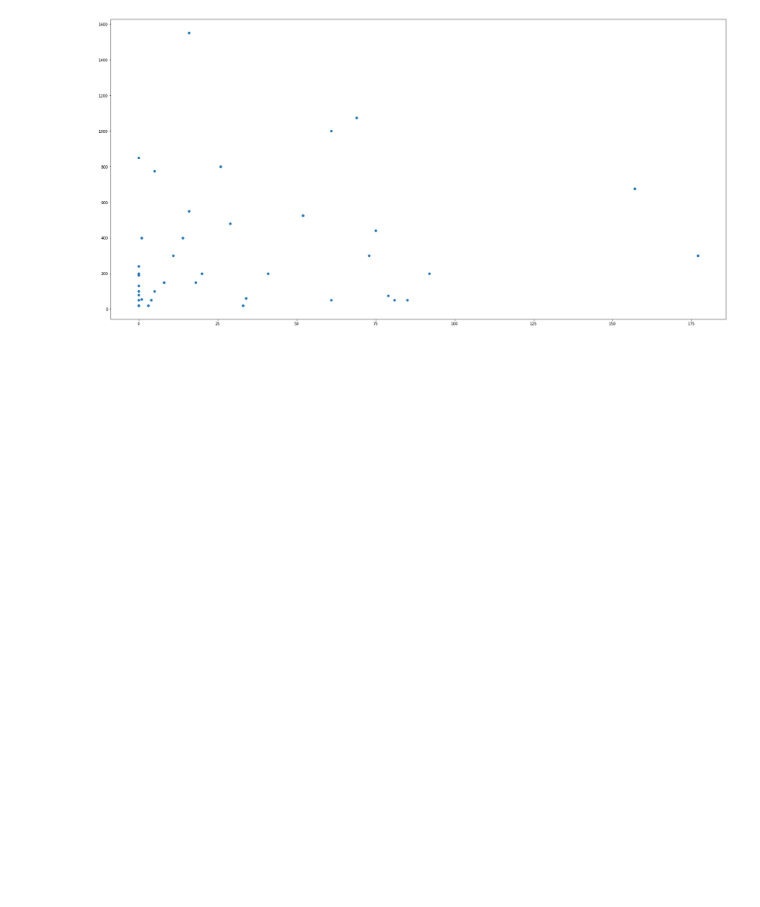
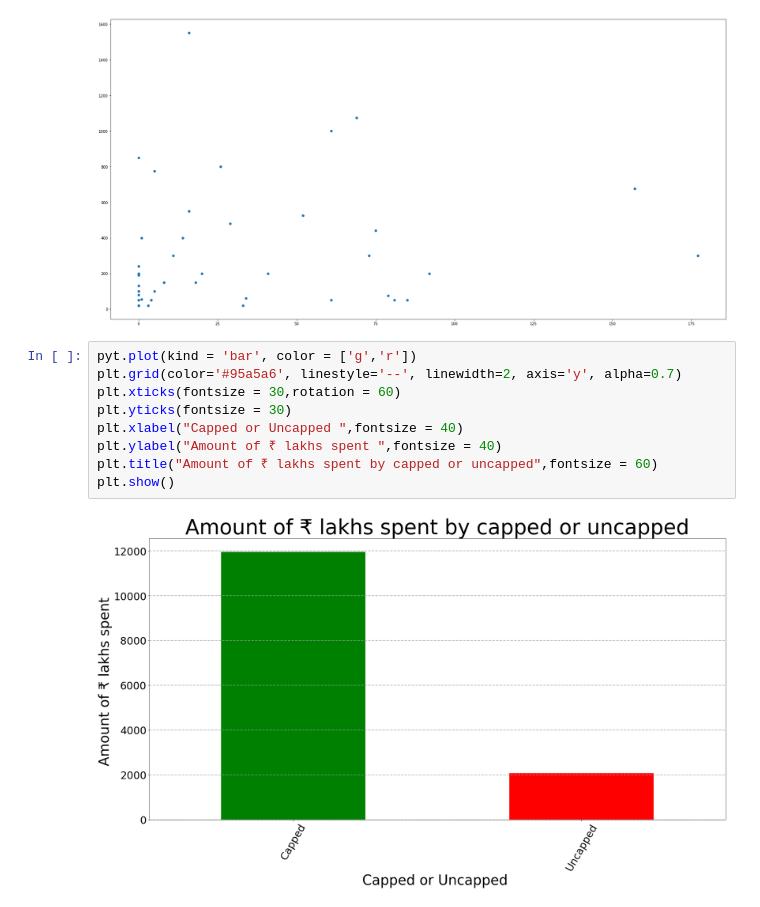
Before and after one commit to Thesavagecoder7784/Statistical-Data-Analysis-With-Pandas, a Jupyter notebook: Analysis of IPL Auction 2020 - Copy.ipynb, the cells around one changed output. Saved outputs shown, nothing was run; the diff lists cells and outputs as text; blank space fills up the shorter version.

```diff
--- a/Analysis of IPL Auction 2020 - Copy.ipynb
+++ b/Analysis of IPL Auction 2020 - Copy.ipynb
@@ -668,3 +668,14 @@ plt.scatter(x,y)
 # %% [output]
 <matplotlib.collections.PathCollection at 0x...>
 [figure]
+# %%
+pyt.plot(kind = 'bar', color = ['g','r'])
+plt.grid(color='#95a5a6', linestyle='--', linewidth=2, axis='y', alpha=0.7)
+plt.xticks(fontsize = 30,rotation = 60)
+plt.yticks(fontsize = 30)
+plt.xlabel("Capped or Uncapped ",fontsize = 40)
+plt.ylabel("Amount of ₹ lakhs spent ",fontsize = 40)
+plt.title("Amount of ₹ lakhs spent by capped or uncapped",fontsize = 60)
+plt.show()
+# %% [output]
+[figure, added]
```
